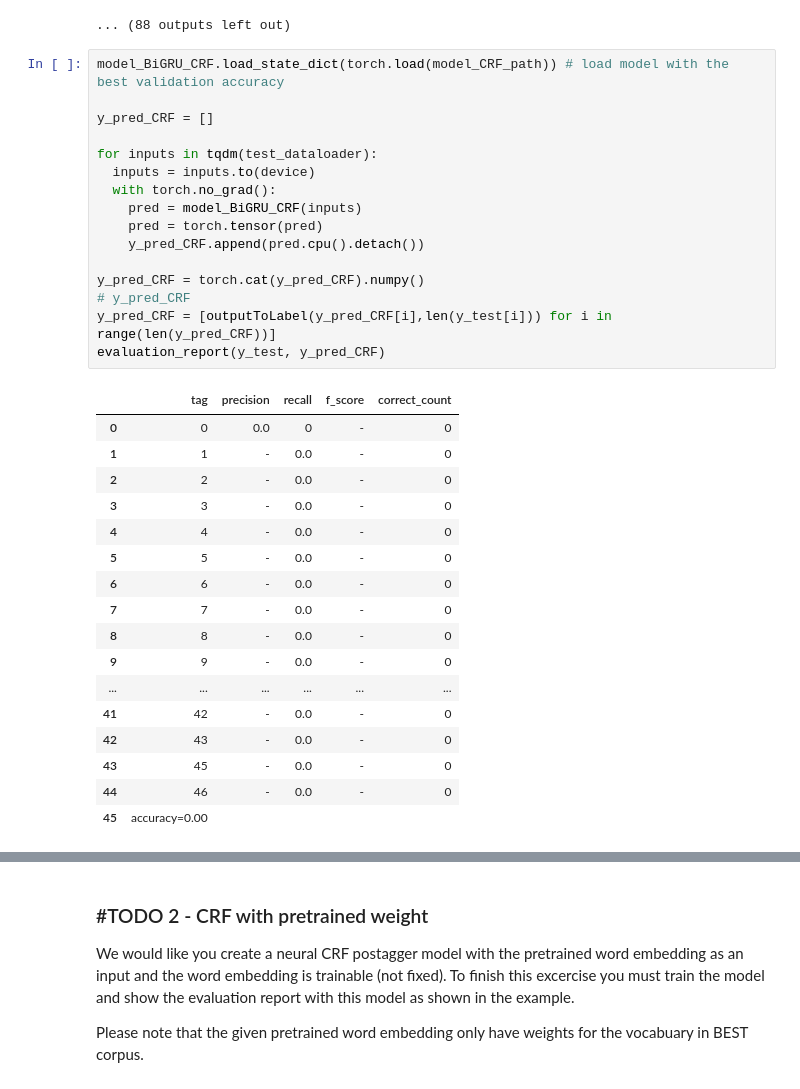
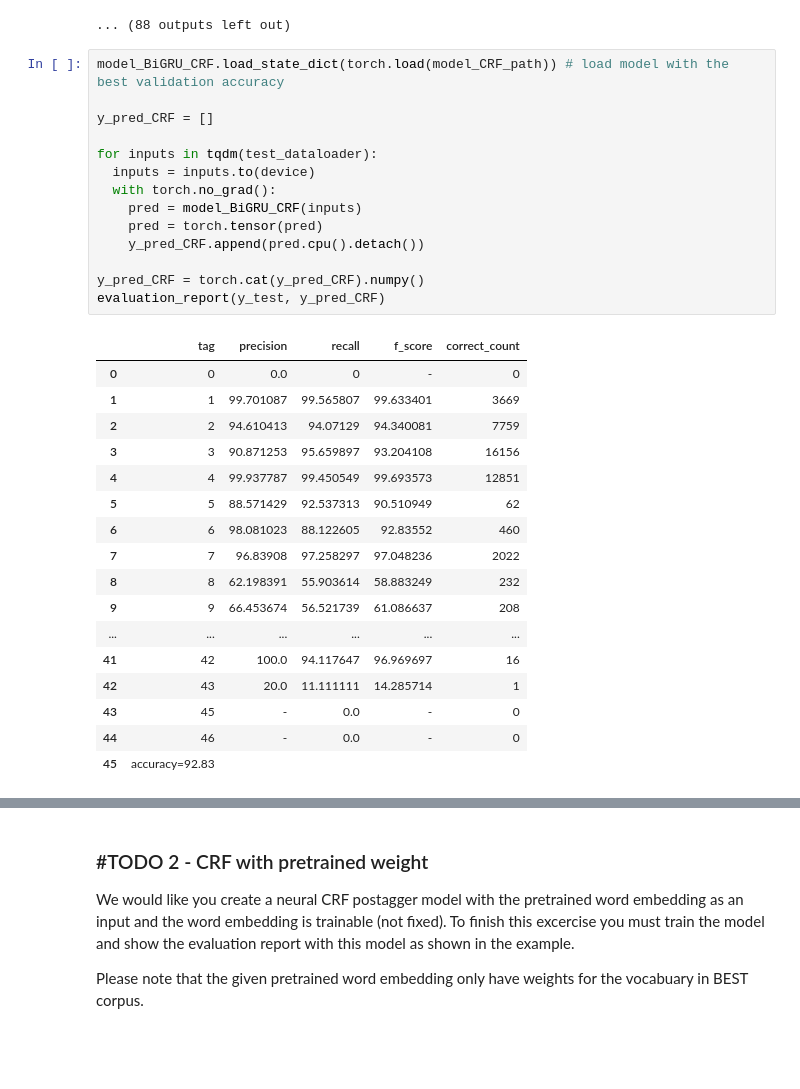
Before and after one commit to boannas/FRA501_NLP, a Jupyter notebook: HW1/HW1_3_PoS_torch.ipynb, the cells around one changed output, grey strips where cells are left out. Drawn from its saved outputs; the diff is of its cells as text; blank space fills up the shorter version.

```diff
--- a/HW1/HW1_3_PoS_torch.ipynb
+++ b/HW1/HW1_3_PoS_torch.ipynb
@@ -743,34 +744,32 @@ Evaluate loop
 # %%
 model_BiGRU_CRF.load_state_dict(torch.load(model_CRF_path)) # load model with the best validation accuracy
 
 y_pred_CRF = []
 
 for inputs in tqdm(test_dataloader):
   inputs = inputs.to(device)
   with torch.no_grad():
     pred = model_BiGRU_CRF(inputs)
     pred = torch.tensor(pred)
     y_pred_CRF.append(pred.cpu().detach())
 
 y_pred_CRF = torch.cat(y_pred_CRF).numpy()
-# y_pred_CRF
-y_pred_CRF = [outputToLabel(y_pred_CRF[i],len(y_test[i])) for i in range(len(y_pred_CRF))]
 evaluation_report(y_test, y_pred_CRF)
 # %% [output]
 |  | tag | precision | recall | f_score | correct_count |
 | 0 | 0 | 0.0 | 0 | - | 0 |
-| 1 | 1 | - | 0.0 | - | 0 |
-| 2 | 2 | - | 0.0 | - | 0 |
-| 3 | 3 | - | 0.0 | - | 0 |
-| 4 | 4 | - | 0.0 | - | 0 |
-| 5 | 5 | - | 0.0 | - | 0 |
-| 6 | 6 | - | 0.0 | - | 0 |
-| 7 | 7 | - | 0.0 | - | 0 |
-| 8 | 8 | - | 0.0 | - | 0 |
-| 9 | 9 | - | 0.0 | - | 0 |
+| 1 | 1 | 99.701087 | 99.565807 | 99.633401 | 3669 |
+| 2 | 2 | 94.610413 | 94.07129 | 94.340081 | 7759 |
+| 3 | 3 | 90.871253 | 95.659897 | 93.204108 | 16156 |
+| 4 | 4 | 99.937787 | 99.450549 | 99.693573 | 12851 |
+| 5 | 5 | 88.571429 | 92.537313 | 90.510949 | 62 |
+| 6 | 6 | 98.081023 | 88.122605 | 92.83552 | 460 |
+| 7 | 7 | 96.83908 | 97.258297 | 97.048236 | 2022 |
+| 8 | 8 | 62.198391 | 55.903614 | 58.883249 | 232 |
+| 9 | 9 | 66.453674 | 56.521739 | 61.086637 | 208 |
 | ... | ... | ... | ... | ... | ... |
-| 41 | 42 | - | 0.0 | - | 0 |
-| 42 | 43 | - | 0.0 | - | 0 |
+| 41 | 42 | 100.0 | 94.117647 | 96.969697 | 16 |
+| 42 | 43 | 20.0 | 11.111111 | 14.285714 | 1 |
 | 43 | 45 | - | 0.0 | - | 0 |
 | 44 | 46 | - | 0.0 | - | 0 |
-| 45 | accuracy=0.00 |  |  |  |  |
+| 45 | accuracy=92.83 |  |  |  |  |
```
Also changed, not shown: parts of 10 cells of this notebook, 10 other files.
